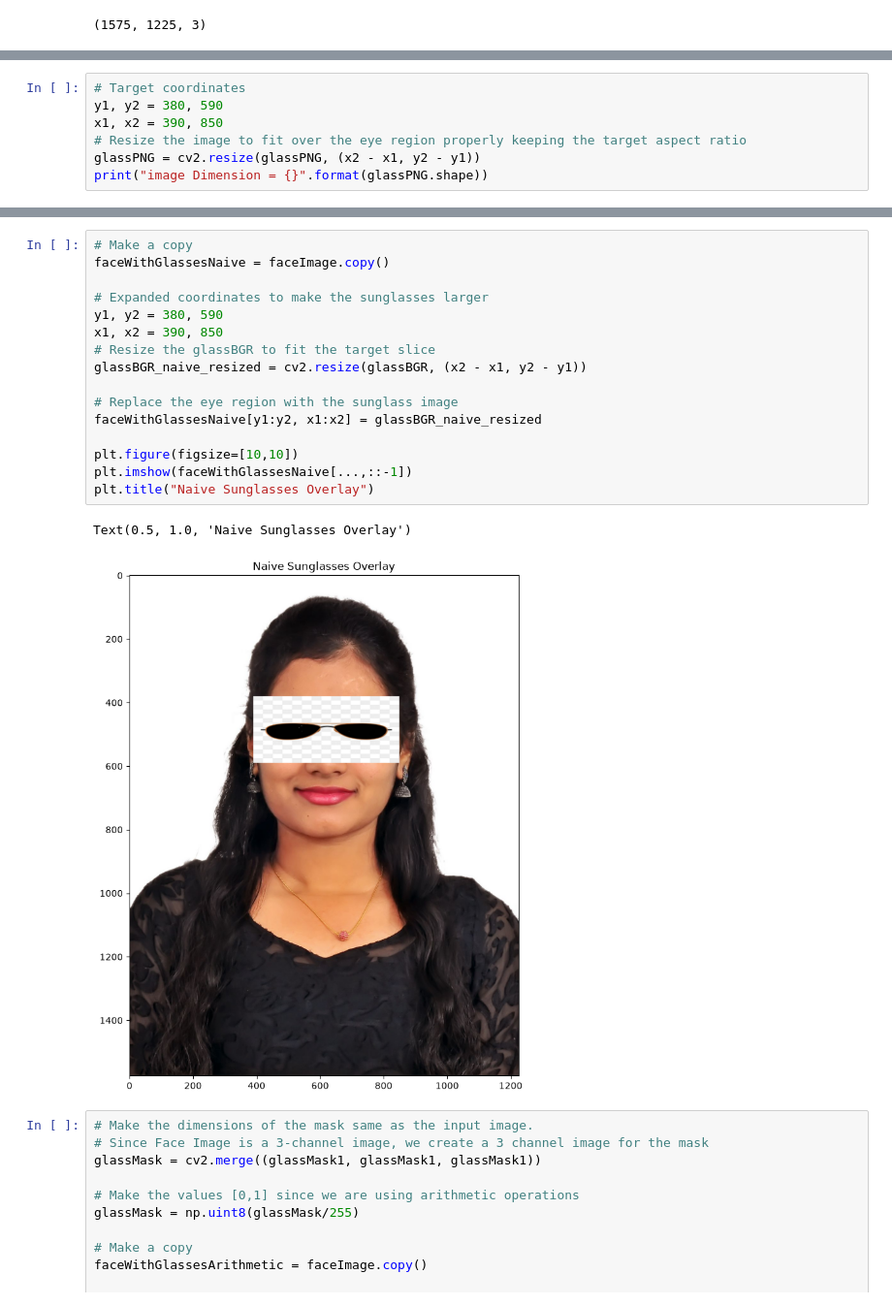
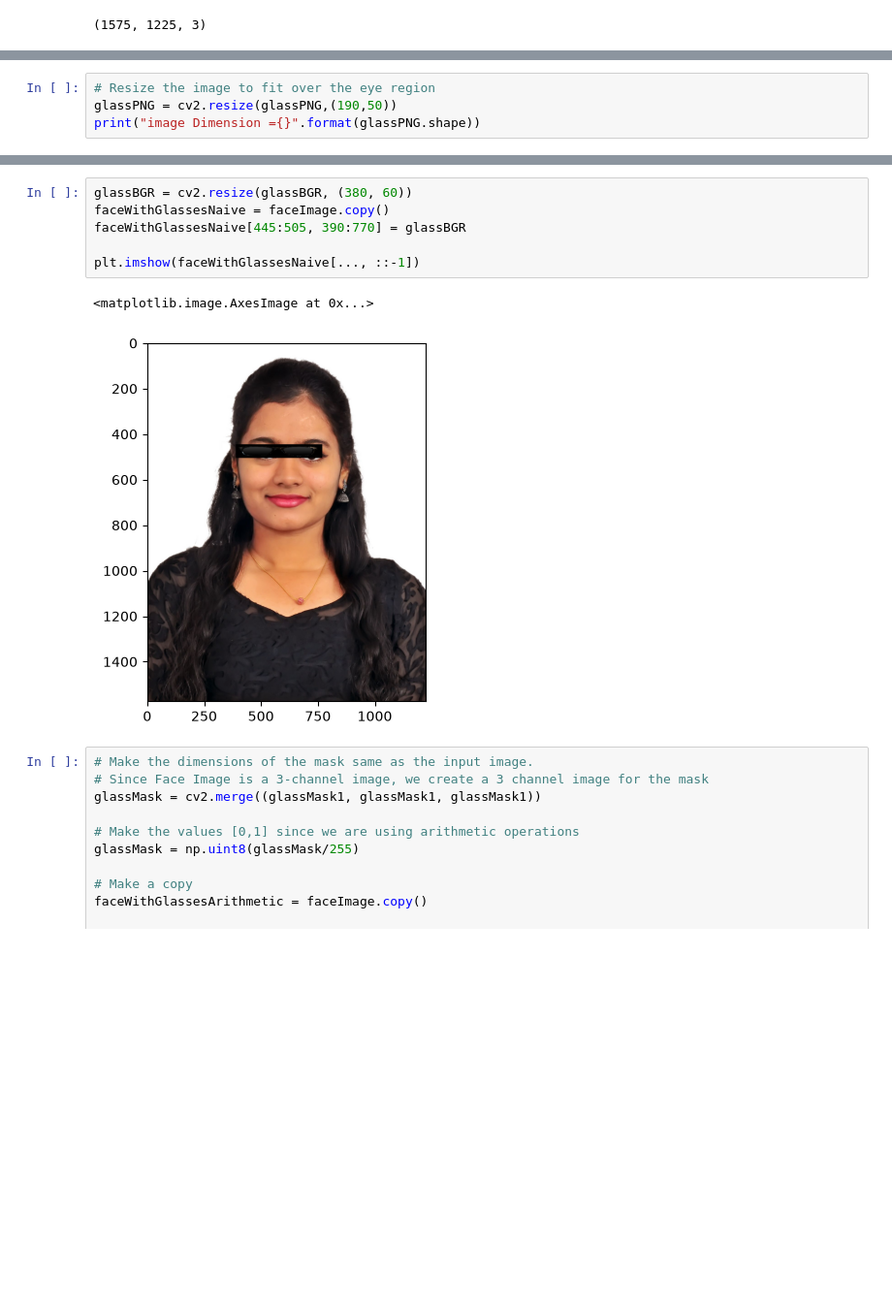
Before and after one commit to 24900524/Sturdy-Octo-Disco-Adding-Sunglasses-for-a-Cool-New-Look, a Jupyter notebook: main_sunglass.ipynb, the cells around one changed output, grey strips where cells are left out. Shown at 97% size. Drawn from its saved outputs; the diff is of its cells as text; blank space fills up the shorter version.

Commit message:
Update image processing code

```diff
--- a/main_sunglass.ipynb
+++ b/main_sunglass.ipynb
@@ -30,8 +30,5 @@ Text(0.5, 1.0, 'glassPNG')
 # %%
-# Target coordinates
-y1, y2 = 380, 590
-x1, x2 = 390, 850
-# Resize the image to fit over the eye region properly keeping the target aspect ratio
-glassPNG = cv2.resize(glassPNG, (x2 - x1, y2 - y1))
-print("image Dimension = {}".format(glassPNG.shape))
+# Resize the image to fit over the eye region
+glassPNG = cv2.resize(glassPNG,(190,50))
+print("image Dimension ={}".format(glassPNG.shape))
 # %% [output]
@@ -69,22 +47,12 @@ plt.subplot(122);plt.imshow(glassMask1,cmap='gray');plt.title('Sunglass Alpha ch
 # %%
-# Make a copy
+glassBGR = cv2.resize(glassBGR, (380, 60))
 faceWithGlassesNaive = faceImage.copy()
+faceWithGlassesNaive[445:505, 390:770] = glassBGR
 
-# Expanded coordinates to make the sunglasses larger
-y1, y2 = 380, 590
-x1, x2 = 390, 850
-# Resize the glassBGR to fit the target slice
-glassBGR_naive_resized = cv2.resize(glassBGR, (x2 - x1, y2 - y1))
-
-# Replace the eye region with the sunglass image
-faceWithGlassesNaive[y1:y2, x1:x2] = glassBGR_naive_resized
-
-plt.figure(figsize=[10,10])
-plt.imshow(faceWithGlassesNaive[...,::-1])
-plt.title("Naive Sunglasses Overlay")
+plt.imshow(faceWithGlassesNaive[..., ::-1])
 # %% [output]
-Text(0.5, 1.0, 'Naive Sunglasses Overlay')
+<matplotlib.image.AxesImage at 0x...>
-[figure, old version]
+[figure, new version]
 # %%
 # Make the dimensions of the mask same as the input image.
 # Since Face Image is a 3-channel image, we create a 3 channel image for the mask
```
Also changed, not shown: parts of 4 cells of this notebook, 1 other file.
